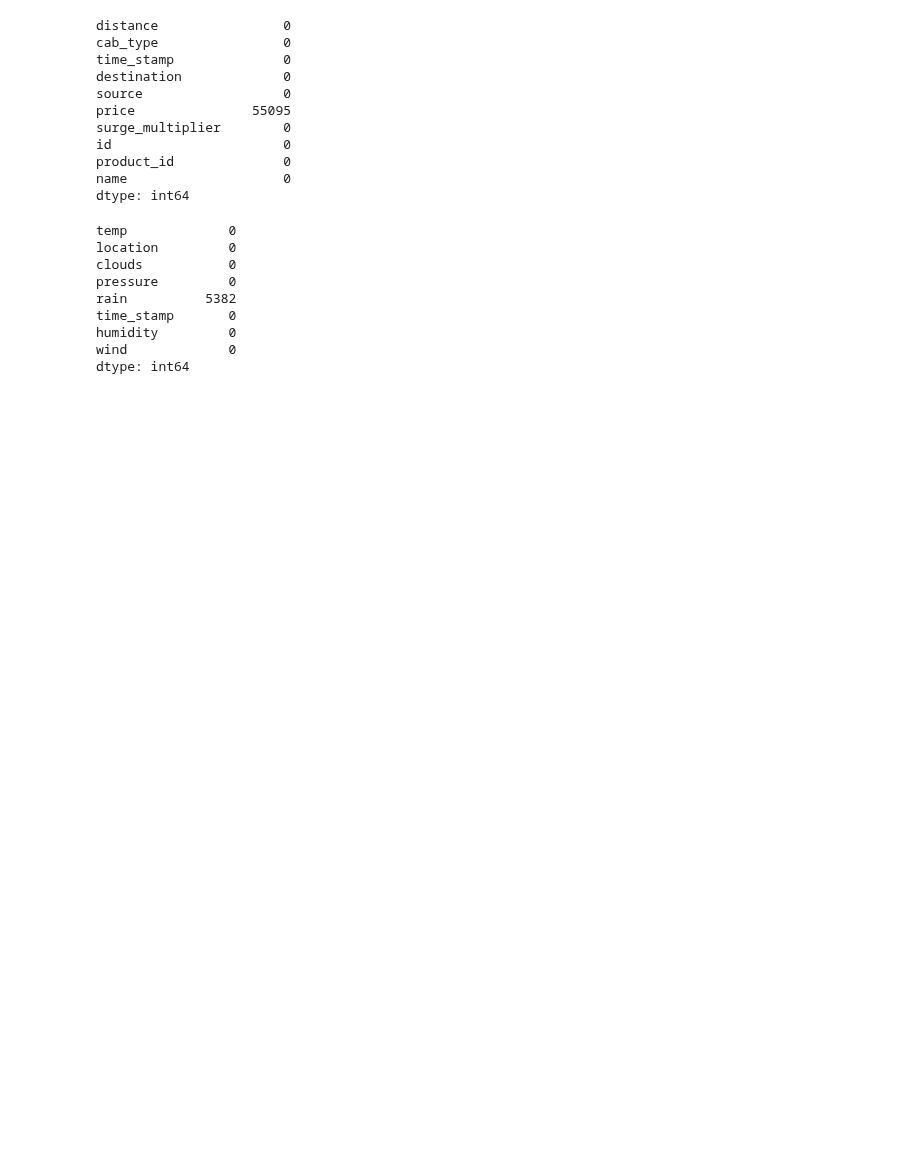
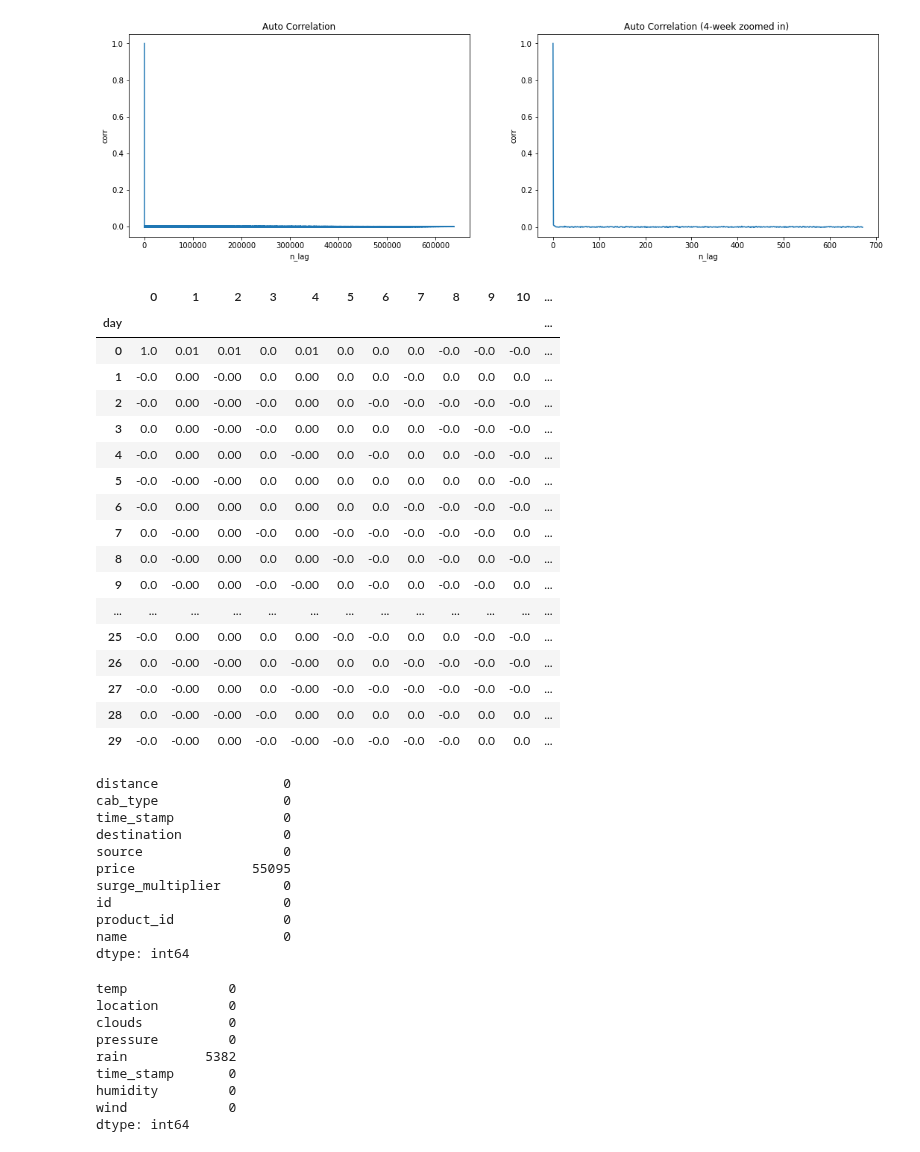
Before and after one commit to cndywu/TheYelpers, a Jupyter notebook: Final_Project_Model.ipynb, the cells around one changed output. Cells and saved outputs as stored; diff of their text form; code cells hidden in the pictures; blank space fills up the shorter version.

```diff
--- a/Final_Project_Model.ipynb
+++ b/Final_Project_Model.ipynb
@@ -150,3 +172,25 @@ Notes:
+# %%
+plt_acf(res)
+# %% [output]
+[figure, added]
+|  | 0 | 1 | 2 | 3 | 4 | 5 | 6 | 7 | 8 | 9 | 10 | ... |
+| day |  |  |  |  |  |  |  |  |  |  |  | ... |
+| 0 | 1.0 | 0.01 | 0.01 | 0.0 | 0.01 | 0.0 | 0.0 | 0.0 | -0.0 | -0.0 | -0.0 | ... |
+| 1 | -0.0 | 0.00 | -0.00 | 0.0 | 0.00 | 0.0 | 0.0 | -0.0 | 0.0 | 0.0 | 0.0 | ... |
+| 2 | -0.0 | 0.00 | -0.00 | -0.0 | 0.00 | 0.0 | -0.0 | -0.0 | -0.0 | -0.0 | -0.0 | ... |
+| 3 | 0.0 | 0.00 | -0.00 | -0.0 | 0.00 | 0.0 | 0.0 | 0.0 | -0.0 | -0.0 | -0.0 | ... |
+| 4 | -0.0 | 0.00 | 0.00 | 0.0 | -0.00 | 0.0 | -0.0 | 0.0 | 0.0 | -0.0 | -0.0 | ... |
+| 5 | -0.0 | -0.00 | -0.00 | 0.0 | 0.00 | 0.0 | 0.0 | 0.0 | 0.0 | 0.0 | -0.0 | ... |
+| 6 | -0.0 | 0.00 | 0.00 | 0.0 | 0.00 | 0.0 | 0.0 | -0.0 | -0.0 | -0.0 | -0.0 | ... |
+| 7 | 0.0 | -0.00 | 0.00 | -0.0 | 0.00 | -0.0 | -0.0 | -0.0 | -0.0 | -0.0 | 0.0 | ... |
+| 8 | 0.0 | -0.00 | 0.00 | 0.0 | 0.00 | -0.0 | -0.0 | 0.0 | -0.0 | 0.0 | -0.0 | ... |
+| 9 | 0.0 | -0.00 | 0.00 | -0.0 | -0.00 | 0.0 | -0.0 | 0.0 | -0.0 | -0.0 | 0.0 | ... |
+| ... | ... | ... | ... | ... | ... | ... | ... | ... | ... | ... | ... | ... |
+| 25 | -0.0 | 0.00 | 0.00 | 0.0 | 0.00 | -0.0 | -0.0 | 0.0 | 0.0 | -0.0 | -0.0 | ... |
+| 26 | 0.0 | -0.00 | -0.00 | 0.0 | -0.00 | 0.0 | 0.0 | -0.0 | -0.0 | -0.0 | -0.0 | ... |
+| 27 | -0.0 | -0.00 | 0.00 | 0.0 | -0.00 | -0.0 | -0.0 | -0.0 | -0.0 | -0.0 | -0.0 | ... |
+| 28 | 0.0 | -0.00 | -0.00 | -0.0 | 0.00 | 0.0 | 0.0 | 0.0 | -0.0 | 0.0 | 0.0 | ... |
+| 29 | -0.0 | -0.00 | 0.00 | -0.0 | -0.00 | -0.0 | -0.0 | -0.0 | -0.0 | 0.0 | 0.0 | ... |
 # %%
 rides.isnull().sum()
 # %% [output]
```
Also changed, not shown: parts of 40 cells of this notebook.
